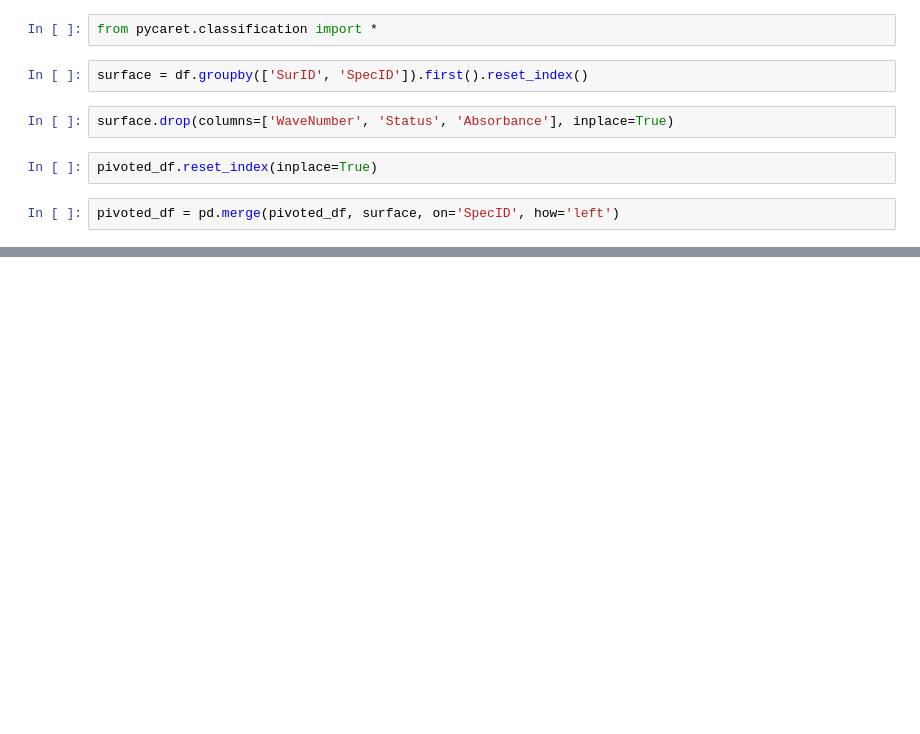
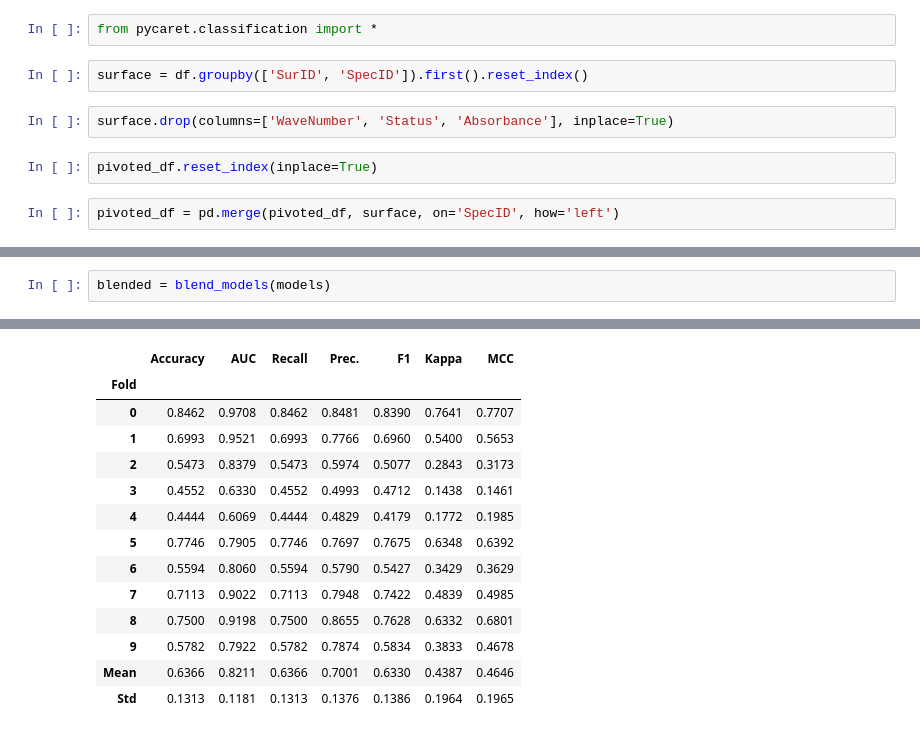
Before and after one commit to Spuced/Final_Year_Project_Github_Clone, a Jupyter notebook: graph_database/machine_learning_dropping_outliers.ipynb, the cells around one changed output, grey strips where cells are left out. Cells and saved outputs as stored; diff of their text form; blank space fills up the shorter version.

```diff
--- a/graph_database/machine_learning_dropping_outliers.ipynb
+++ b/graph_database/machine_learning_dropping_outliers.ipynb
@@ -177,0 +180,3 @@ ExtraTreesClassifier(bootstrap=False, ccp_alpha=0.0, class_weight=None,
+# %%
+blended = blend_models(models)
+# %% [output]
@@ -177,0 +184,14 @@ ExtraTreesClassifier(bootstrap=False, ccp_alpha=0.0, class_weight=None,
+|  | Accuracy | AUC | Recall | Prec. | F1 | Kappa | MCC |
+| Fold |  |  |  |  |  |  |  |
+| 0 | 0.8462 | 0.9708 | 0.8462 | 0.8481 | 0.8390 | 0.7641 | 0.7707 |
+| 1 | 0.6993 | 0.9521 | 0.6993 | 0.7766 | 0.6960 | 0.5400 | 0.5653 |
+| 2 | 0.5473 | 0.8379 | 0.5473 | 0.5974 | 0.5077 | 0.2843 | 0.3173 |
+| 3 | 0.4552 | 0.6330 | 0.4552 | 0.4993 | 0.4712 | 0.1438 | 0.1461 |
+| 4 | 0.4444 | 0.6069 | 0.4444 | 0.4829 | 0.4179 | 0.1772 | 0.1985 |
+| 5 | 0.7746 | 0.7905 | 0.7746 | 0.7697 | 0.7675 | 0.6348 | 0.6392 |
+| 6 | 0.5594 | 0.8060 | 0.5594 | 0.5790 | 0.5427 | 0.3429 | 0.3629 |
+| 7 | 0.7113 | 0.9022 | 0.7113 | 0.7948 | 0.7422 | 0.4839 | 0.4985 |
+| 8 | 0.7500 | 0.9198 | 0.7500 | 0.8655 | 0.7628 | 0.6332 | 0.6801 |
+| 9 | 0.5782 | 0.7922 | 0.5782 | 0.7874 | 0.5834 | 0.3833 | 0.4678 |
+| Mean | 0.6366 | 0.8211 | 0.6366 | 0.7001 | 0.6330 | 0.4387 | 0.4646 |
+| Std | 0.1313 | 0.1181 | 0.1313 | 0.1376 | 0.1386 | 0.1964 | 0.1965 |
```
Also changed, not shown: parts of 9 cells of this notebook, 2 other files.
